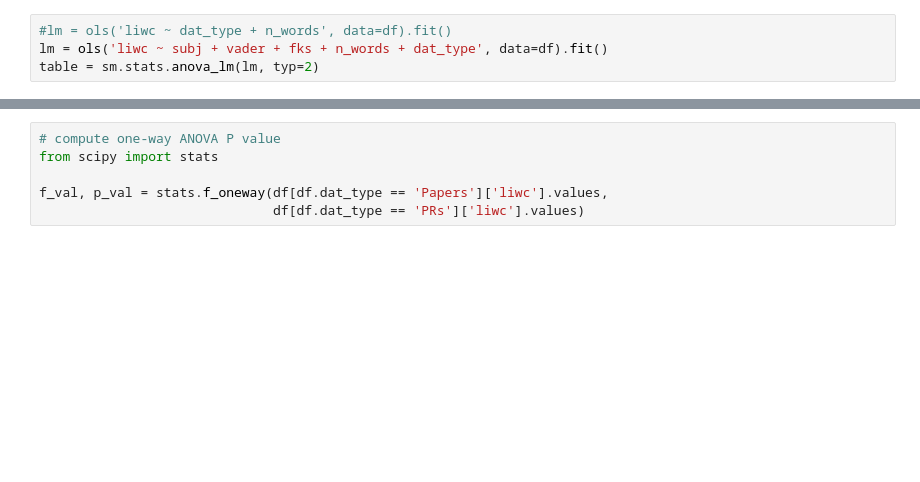
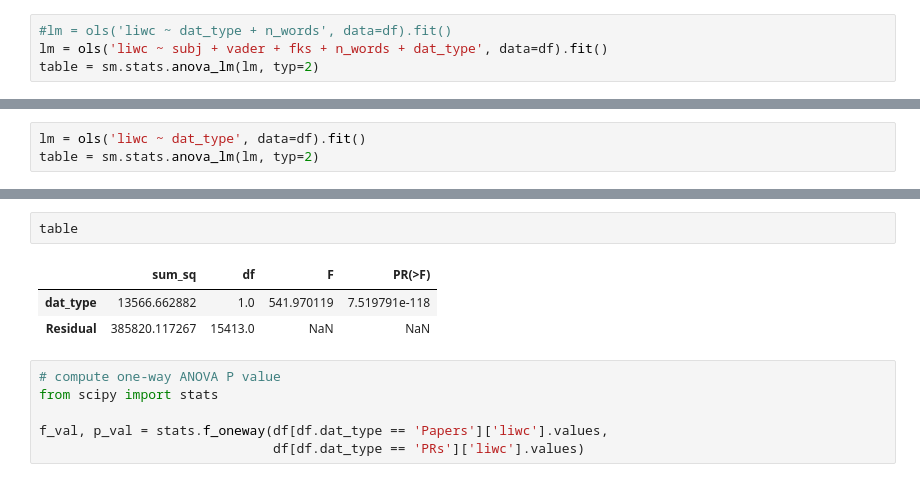
Before and after one commit to wdfox/ConfidenceScanner, a Jupyter notebook: notebooks/Analysis.ipynb, the cells around one changed output, grey strips where cells are left out. Cells and saved outputs as stored; diff of their text form; blank space fills up the shorter version.

```diff
--- a/notebooks/Analysis.ipynb
+++ b/notebooks/Analysis.ipynb
@@ -461,0 +511,3 @@ table
+# %%
+lm = ols('liwc ~ dat_type', data=df).fit()
+table = sm.stats.anova_lm(lm, typ=2)
@@ -462,3 +534,9 @@ table
+# %%
+table
+# %% [output]
+|  | sum_sq | df | F | PR(>F) |
+| dat_type | 13566.662882 | 1.0 | 541.970119 | 7.519791e-118 |
+| Residual | 385820.117267 | 15413.0 | NaN | NaN |
 # %%
 # compute one-way ANOVA P value
 from scipy import stats
```
Also changed, not shown: parts of 29 cells of this notebook.
